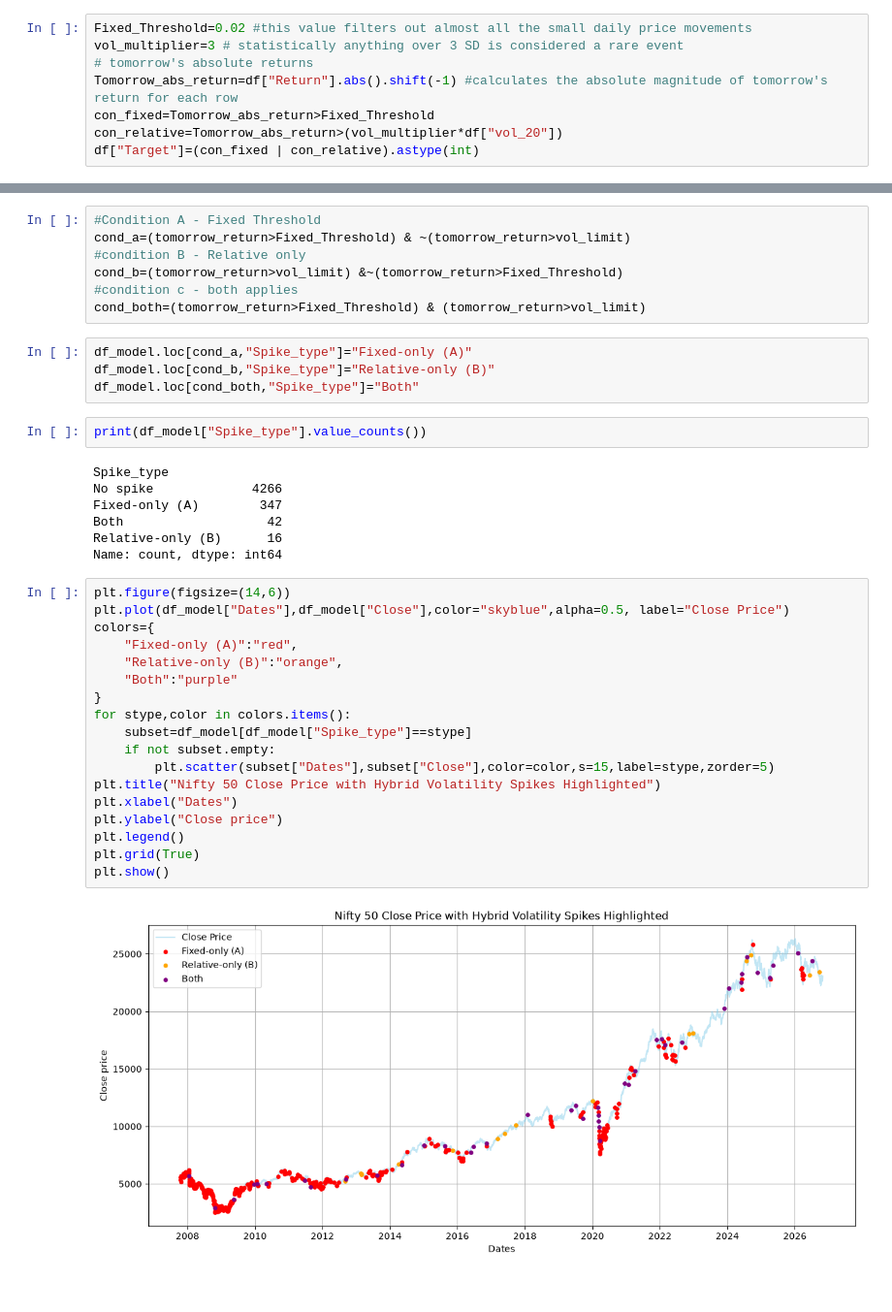
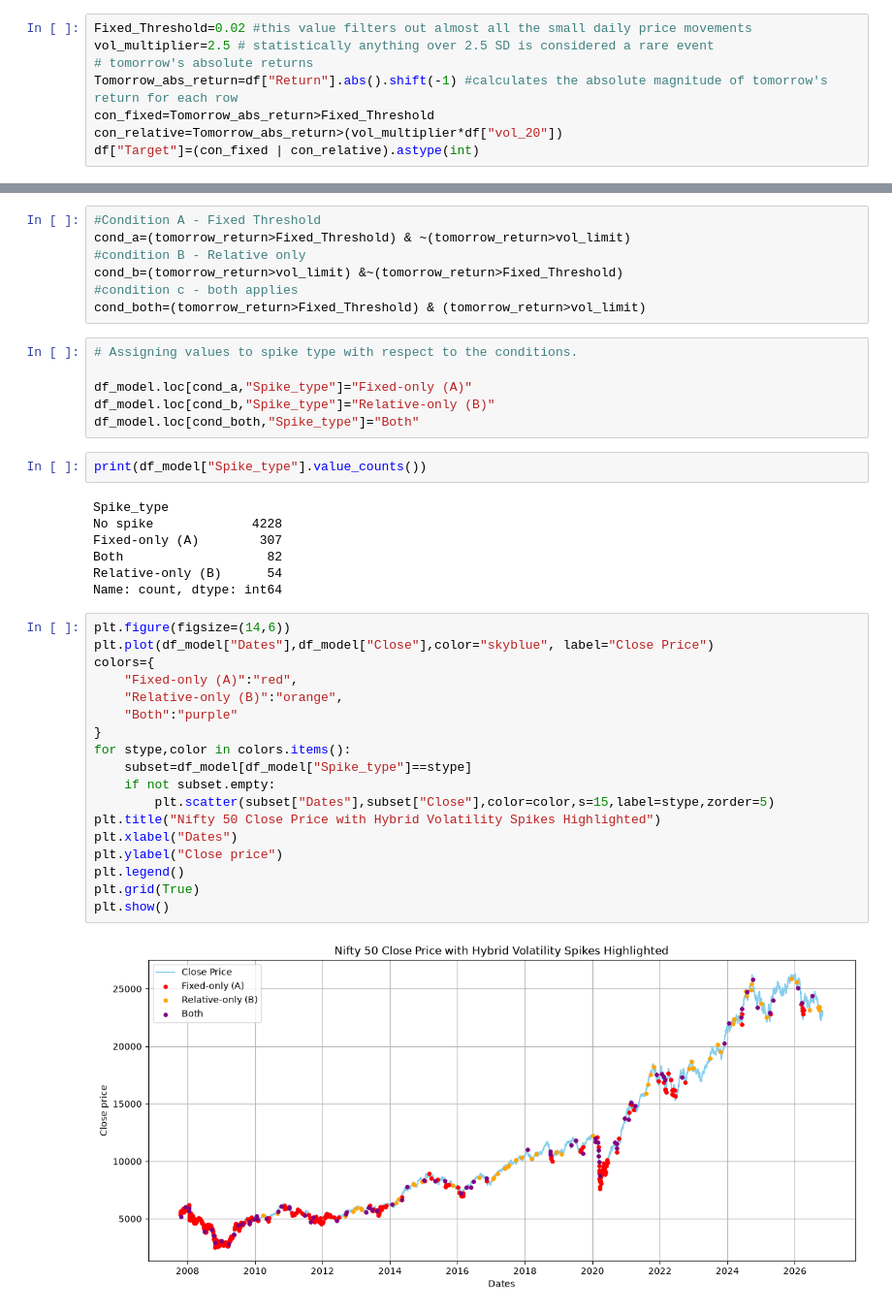
Before and after one commit to sanushx3/vol-spike-alert, a Jupyter notebook: notebooks/01.EDA.ipynb, the cells around one changed output, grey strips where cells are left out. Shown at 97% size. Cells and saved outputs as stored; diff of their text form.

```diff
--- a/notebooks/01.EDA.ipynb
+++ b/notebooks/01.EDA.ipynb
@@ -253,7 +251,7 @@ Name: 3057, dtype: object
 #### 2. Relative to recent volatility --> Spike if tomorrow's absolute return exceeds k * (today's vol_20)
 # %%
 Fixed_Threshold=0.02 #this value filters out almost all the small daily price movements
-vol_multiplier=3 # statistically anything over 3 SD is considered a rare event
+vol_multiplier=2.5 # statistically anything over 2.5 SD is considered a rare event
 # tomorrow's absolute returns
 Tomorrow_abs_return=df["Return"].abs().shift(-1) #calculates the absolute magnitude of tomorrow's return for each row
 con_fixed=Tomorrow_abs_return>Fixed_Threshold
@@ -343,6 +344,8 @@ cond_b=(tomorrow_return>vol_limit) &~(tomorrow_return>Fixed_Threshold)
 #condition c - both applies
 cond_both=(tomorrow_return>Fixed_Threshold) & (tomorrow_return>vol_limit)
 # %%
+# Assigning values to spike type with respect to the conditions.
+
 df_model.loc[cond_a,"Spike_type"]="Fixed-only (A)"
 df_model.loc[cond_b,"Spike_type"]="Relative-only (B)"
 df_model.loc[cond_both,"Spike_type"]="Both"
@@ -350,28 +353,28 @@ df_model.loc[cond_both,"Spike_type"]="Both"
 print(df_model["Spike_type"].value_counts())
 # %% [output]
 Spike_type
-No spike             4266
-Fixed-only (A)        347
-Both                   42
-Relative-only (B)      16
+No spike             4228
+Fixed-only (A)        307
+Both                   82
+Relative-only (B)      54
 Name: count, dtype: int64
 # %%
 plt.figure(figsize=(14,6))
-plt.plot(df_model["Dates"],df_model["Close"],color="skyblue",alpha=0.5, label="Close Price")
+plt.plot(df_model["Dates"],df_model["Close"],color="skyblue", label="Close Price")
 colors={
     "Fixed-only (A)":"red",
     "Relative-only (B)":"orange",
     "Both":"purple"
 }
 for stype,color in colors.items():
     subset=df_model[df_model["Spike_type"]==stype]
     if not subset.empty:
         plt.scatter(subset["Dates"],subset["Close"],color=color,s=15,label=stype,zorder=5)
 plt.title("Nifty 50 Close Price with Hybrid Volatility Spikes Highlighted")
 plt.xlabel("Dates")
 plt.ylabel("Close price")
 plt.legend()
 plt.grid(True)
 plt.show()
 # %% [output]
-[figure, old version]
+[figure, new version]
```
Also changed, not shown: parts of 11 cells of this notebook.
